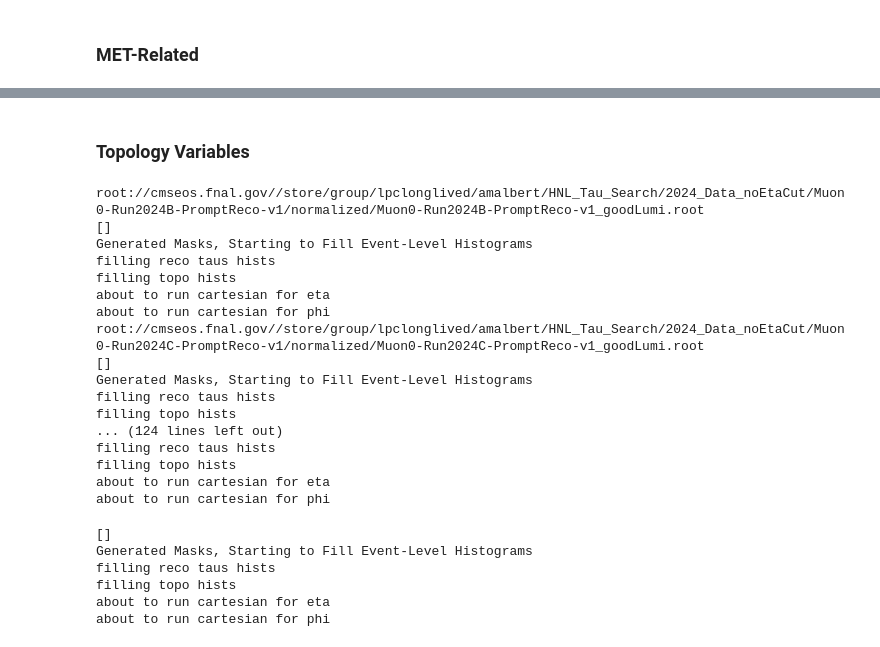
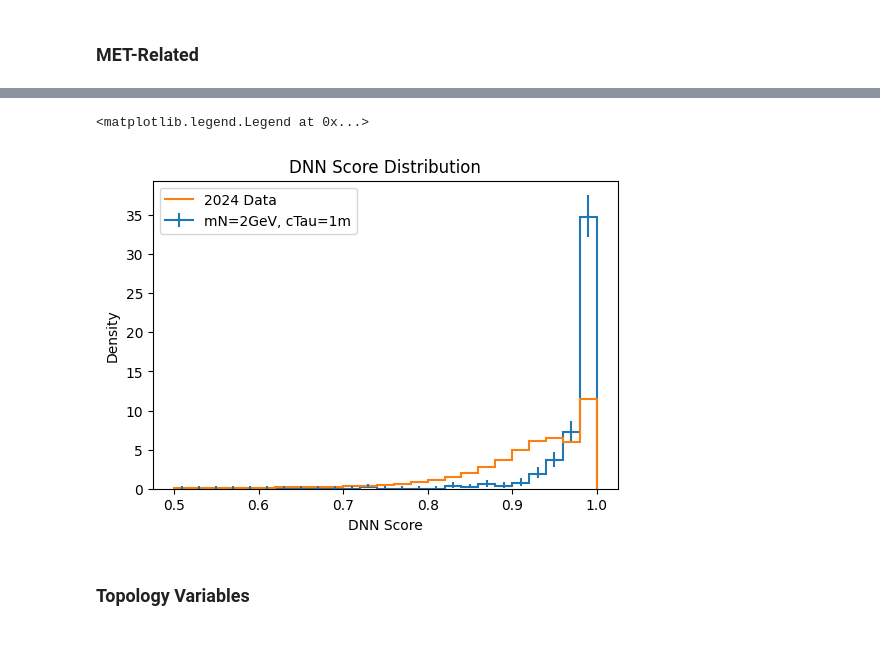
Before and after one commit to cms-lpc-llp/run3_llp_analyzer, a Jupyter notebook: HNL_Plotting_Scripts/Preliminary_Sensitivity_Plots.ipynb, the cells around one changed output, grey strips where cells are left out. Saved outputs shown, nothing was run; the diff lists cells and outputs as text; code cells hidden in the pictures.

```diff
--- a/HNL_Plotting_Scripts/Preliminary_Sensitivity_Plots.ipynb
+++ b/HNL_Plotting_Scripts/Preliminary_Sensitivity_Plots.ipynb
@@ -213,32 +242,21 @@ plt.show()
+# %%
+fig, axs = plt.subplots(1,1, figsize=(6,4))
+signal_label = "mN=2GeV, cTau=1m"
+data_label = "2024 Data"
+
+#MET
+h_pT = output["CSC_Cluster_DNNScore"]
+h_pT_data = output_data["CSC_Cluster_DNNScore"]
+h_pT.plot(ax=axs, label=signal_label, density=True)
+h_pT_data.plot(ax=axs, label=data_label, density=True)
+
+axs.set_title(h_pT.metadata["title"])
+axs.set_ylabel("Density")
+axs.legend()
+#axs.set_yscale('log')
+#axs.set_ylim(1e-3, 20)
+# %% [output]
+<matplotlib.legend.Legend at 0x...>
+[figure, added]
 # %% [markdown]
 ### Topology Variables
-# %%
-output_data = Processing_Helpers.processData("root://cmseos.fnal.gov//store/group/lpclonglived/amalbert/HNL_Tau_Search/2024_Data_noEtaCut/", [], tau_cluster_topo_hists=True)
-# %% [output]
-root://cmseos.fnal.gov//store/group/lpclonglived/amalbert/HNL_Tau_Search/2024_Data_noEtaCut/Muon0-Run2024B-PromptReco-v1/normalized/Muon0-Run2024B-PromptReco-v1_goodLumi.root
-[]
-Generated Masks, Starting to Fill Event-Level Histograms
-filling reco taus hists
-filling topo hists
-about to run cartesian for eta
-about to run cartesian for phi
-root://cmseos.fnal.gov//store/group/lpclonglived/amalbert/HNL_Tau_Search/2024_Data_noEtaCut/Muon0-Run2024C-PromptReco-v1/normalized/Muon0-Run2024C-PromptReco-v1_goodLumi.root
-[]
-Generated Masks, Starting to Fill Event-Level Histograms
-filling reco taus hists
-filling topo hists
-... (124 lines left out)
-filling reco taus hists
-filling topo hists
-about to run cartesian for eta
-about to run cartesian for phi
-# %%
-processor = HNL_Processor.HNL_Processor(isMC=True, applyGenInfo=False)
-output = processor.process(signal_events, hists_to_process = [], tau_cluster_topo_hists=True)
-# %% [output]
-[]
-Generated Masks, Starting to Fill Event-Level Histograms
-filling reco taus hists
-filling topo hists
-about to run cartesian for eta
-about to run cartesian for phi
```
Also changed, not shown: parts of 12 cells of this notebook, 58 other files.
